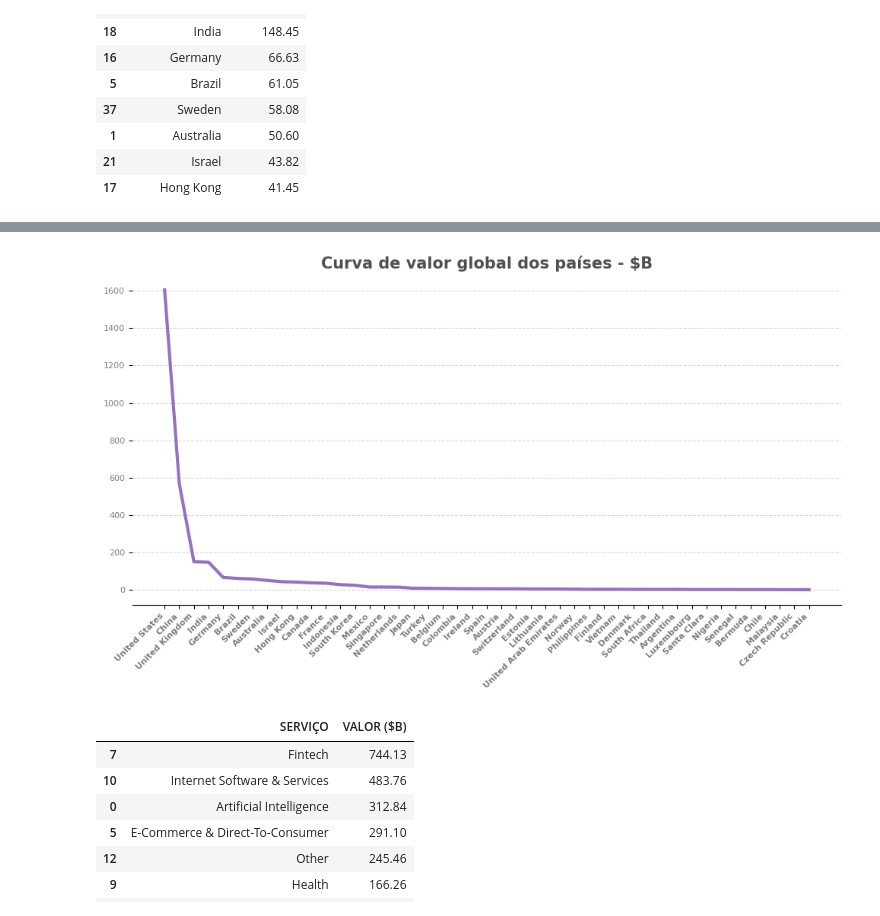
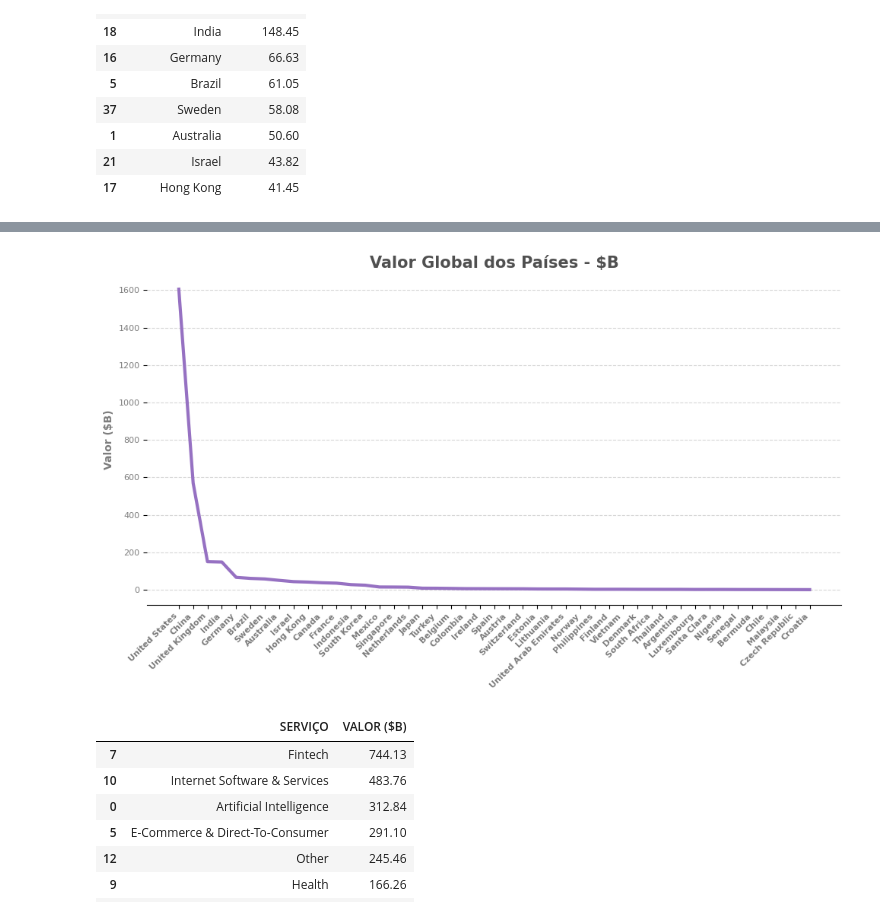
Before and after one commit to Marcos-Beck/Empresas_Unicornios, a Jupyter notebook: projeto_emp-unicornios.ipynb, the cells around one changed output, grey strips where cells are left out. Drawn from its saved outputs; the diff is of its cells as text; code cells hidden in the pictures.

```diff
--- a/projeto_emp-unicornios.ipynb
+++ b/projeto_emp-unicornios.ipynb
@@ -775,7 +1005,7 @@ plt.figure(
 # titulo
 
 plt.title(
-    'Curva de valor global dos países - $B',
+    'Valor Global dos Países - $B',
     fontsize = 15,
     fontweight = 'bold',
     color = "#505050",
@@ -787,6 +1017,12 @@ plt.yticks(
     color = '#7C7C7C',
     fontsize = 8
     )
+plt.ylabel(
+    'Valor ($B)',
+    color='#7C7C7C',
+    fontsize=10,
+    fontweight='bold'
+)
 plt.xticks(
     rotation=45,
     ha='right',
@@ -794,34 +1030,34 @@ plt.xticks(
     fontsize = 8,
     fontweight = 'bold'
     )
 
 # grid
 
 plt.grid(
     axis='y',
     linestyle = '--',
     alpha = 0.5,
     zorder = 0
     )
 
 # linha
 plt.plot(
     tabela_valores_pais['PAIS'],
     tabela_valores_pais['VALOR ($B)'],
     color = "#9671C2",
     linewidth = 3,
     zorder = 2
     );
 
 # bordas
 ax = plt.gca()
 ax.spines['top'].set_visible(False)
 ax.spines['left'].set_visible(False)
 ax.spines['right'].set_visible(False)
 
 plt.tight_layout()
 # %% [output]
-[figure, old version]
+[figure, new version]
 # %%
 # tabela valores do setor
 
```
Also changed, not shown: parts of 32 cells of this notebook.
